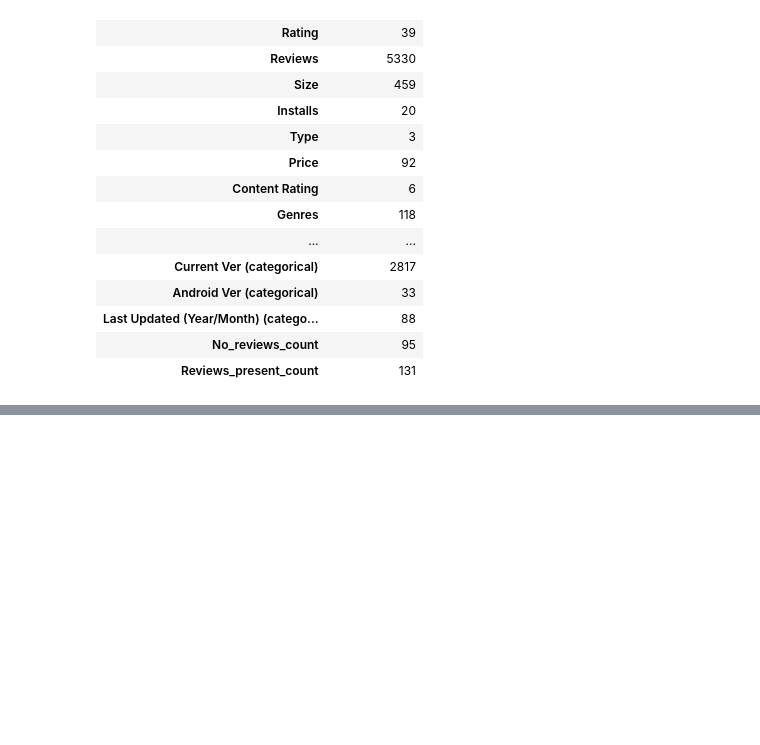
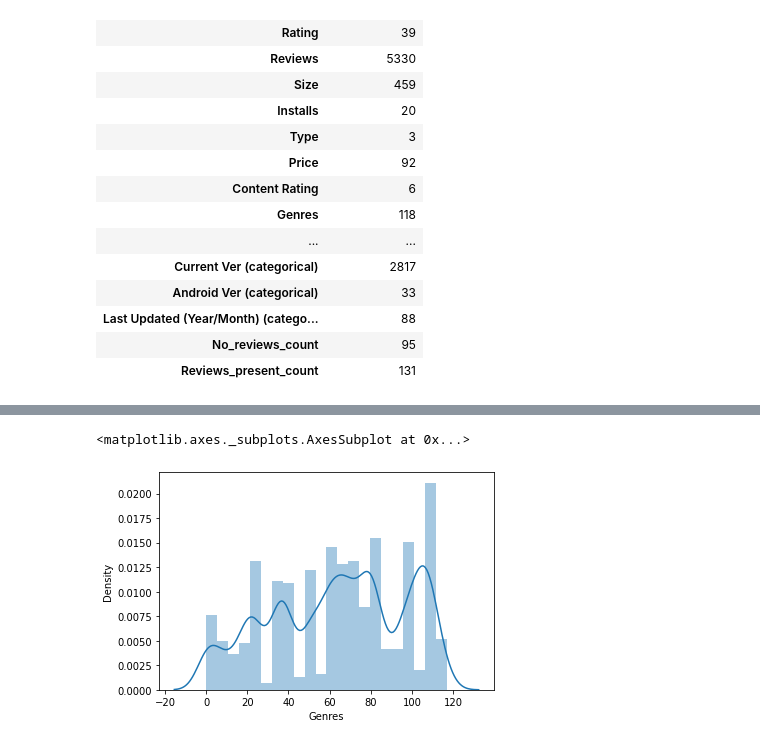
Before and after one commit to MeghanaChowdary4/Google-Playstore-Apps-Extended-Dataset, a Jupyter notebook: PROJECT_1_GOOGLE_PLAY_STORE_APPS_EXTENDED.ipynb, the cells around one changed output, grey strips where cells are left out. Drawn from its saved outputs; the diff is of its cells as text; code cells hidden in the pictures; blank space fills up the shorter version.

```diff
--- a/PROJECT_1_GOOGLE_PLAY_STORE_APPS_EXTENDED.ipynb
+++ b/PROJECT_1_GOOGLE_PLAY_STORE_APPS_EXTENDED.ipynb
@@ -248,0 +355,5 @@ import matplotlib.pyplot as plt
+# %%
+sns.distplot(df["Genres"],bins = "auto")
+# %% [output]
+<matplotlib.axes._subplots.AxesSubplot at 0x...>
+[figure, added]
```
Also changed, not shown: parts of 23 cells of this notebook.
